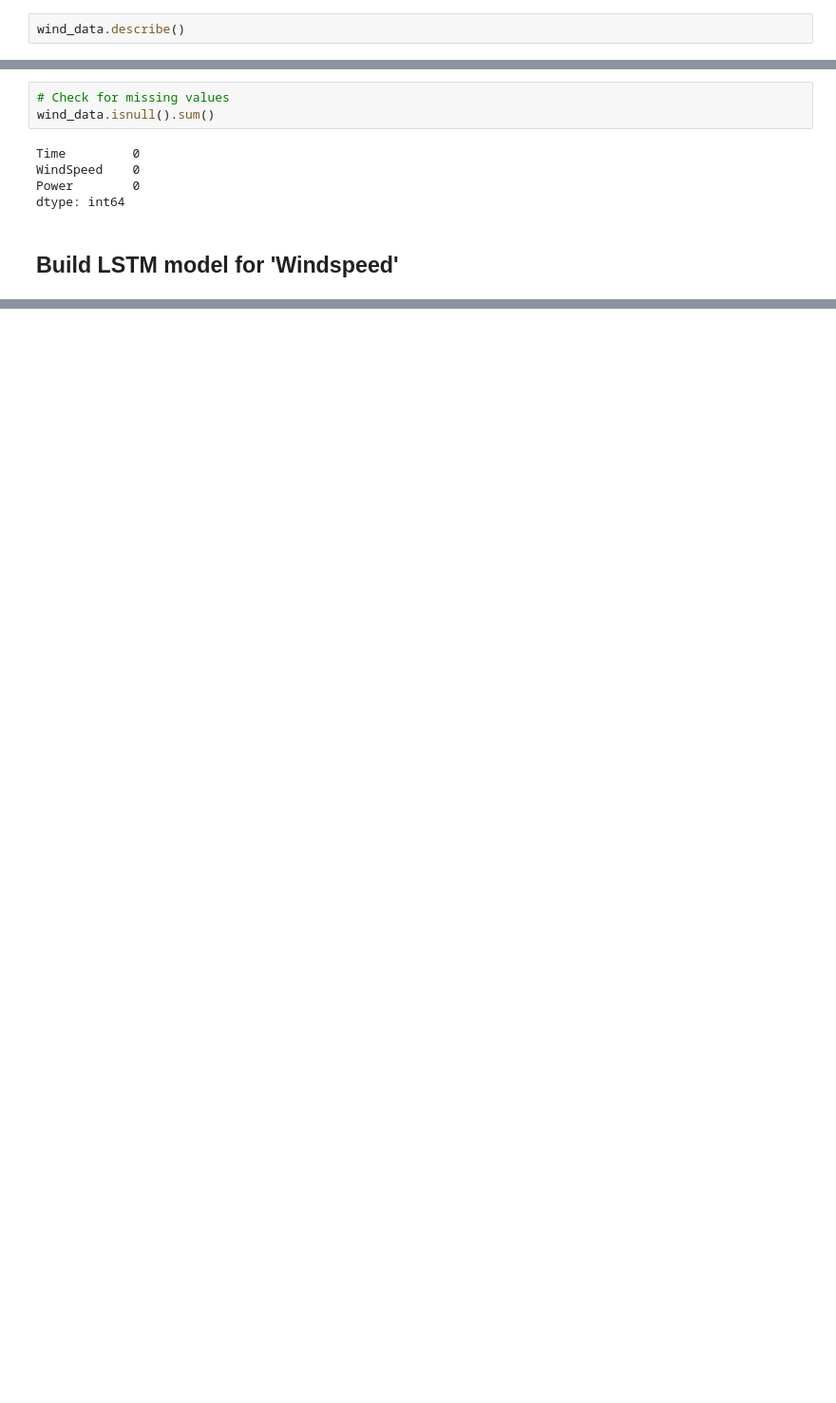
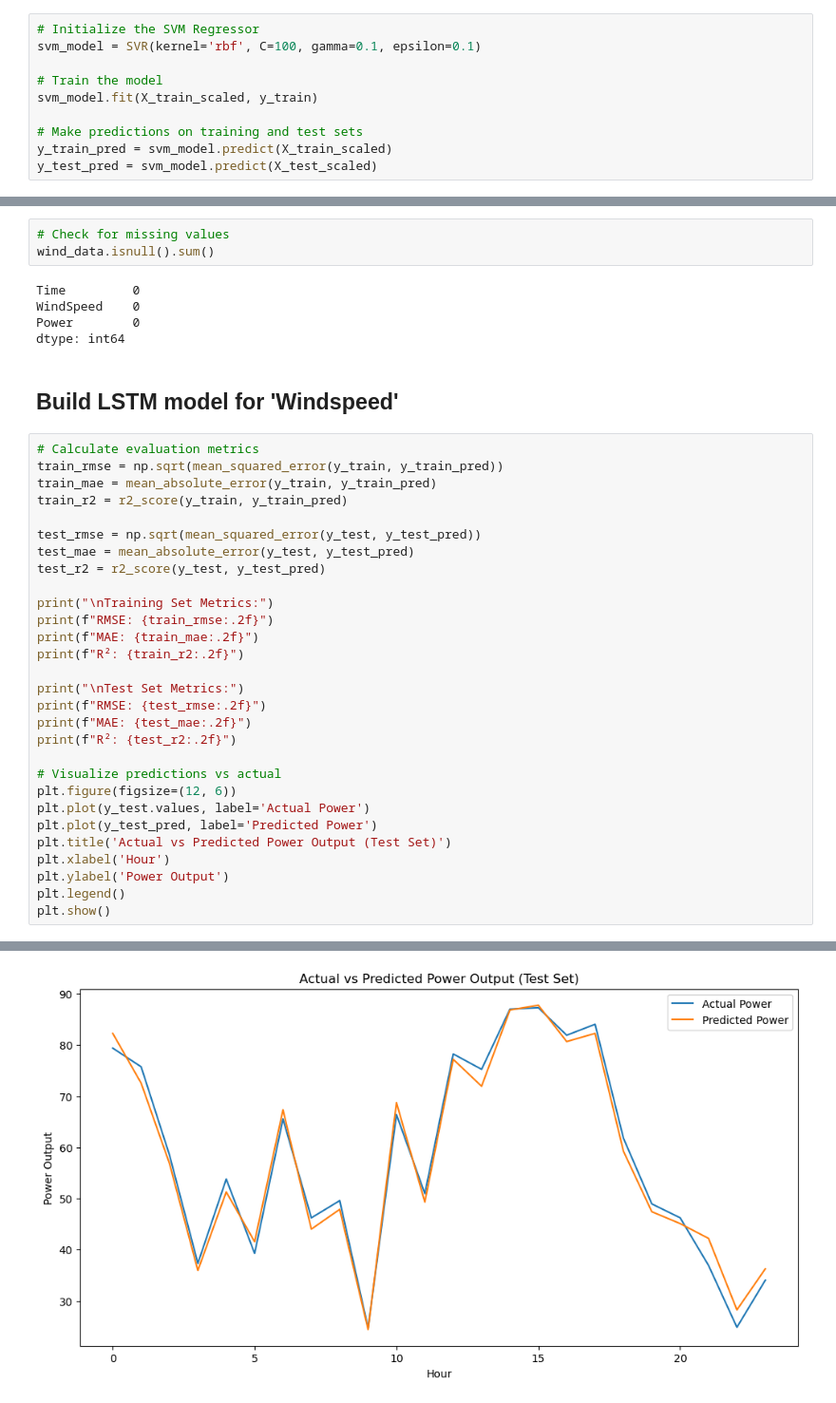
Before and after one commit to Dejiwonder/Time_series_Forecasting_with_LSTM, a Jupyter notebook: LSTM.ipynb, the cells around one changed output, grey strips where cells are left out. Shown: that part at 95% size. Drawn from its saved outputs; the diff is of its cells as text; blank space fills up the shorter version.

```diff
--- a/LSTM.ipynb
+++ b/LSTM.ipynb
@@ -22,2 +75,10 @@ wind_data.head(100)
 # %%
-wind_data.describe()
+# Initialize the SVM Regressor
+svm_model = SVR(kernel='rbf', C=100, gamma=0.1, epsilon=0.1)
+
+# Train the model
+svm_model.fit(X_train_scaled, y_train)
+
+# Make predictions on training and test sets
+y_train_pred = svm_model.predict(X_train_scaled)
+y_test_pred = svm_model.predict(X_test_scaled)
@@ -41,3 +92,33 @@ Power        0
 dtype: int64
 # %% [markdown]
 ## Build LSTM model for 'Windspeed'
+# %%
+# Calculate evaluation metrics
+train_rmse = np.sqrt(mean_squared_error(y_train, y_train_pred))
+train_mae = mean_absolute_error(y_train, y_train_pred)
+train_r2 = r2_score(y_train, y_train_pred)
+
+test_rmse = np.sqrt(mean_squared_error(y_test, y_test_pred))
+test_mae = mean_absolute_error(y_test, y_test_pred)
+test_r2 = r2_score(y_test, y_test_pred)
+
+print("\nTraining Set Metrics:")
+print(f"RMSE: {train_rmse:.2f}")
+print(f"MAE: {train_mae:.2f}")
+print(f"R²: {train_r2:.2f}")
+
+print("\nTest Set Metrics:")
+print(f"RMSE: {test_rmse:.2f}")
+print(f"MAE: {test_mae:.2f}")
+print(f"R²: {test_r2:.2f}")
+
+# Visualize predictions vs actual
+plt.figure(figsize=(12, 6))
+plt.plot(y_test.values, label='Actual Power')
+plt.plot(y_test_pred, label='Predicted Power')
+plt.title('Actual vs Predicted Power Output (Test Set)')
+plt.xlabel('Hour')
+plt.ylabel('Power Output')
+plt.legend()
+plt.show()
+# %% [output]
@@ -43,0 +134 @@ dtype: int64
+[figure, added]
```
Also changed, not shown: parts of 5 cells of this notebook.
